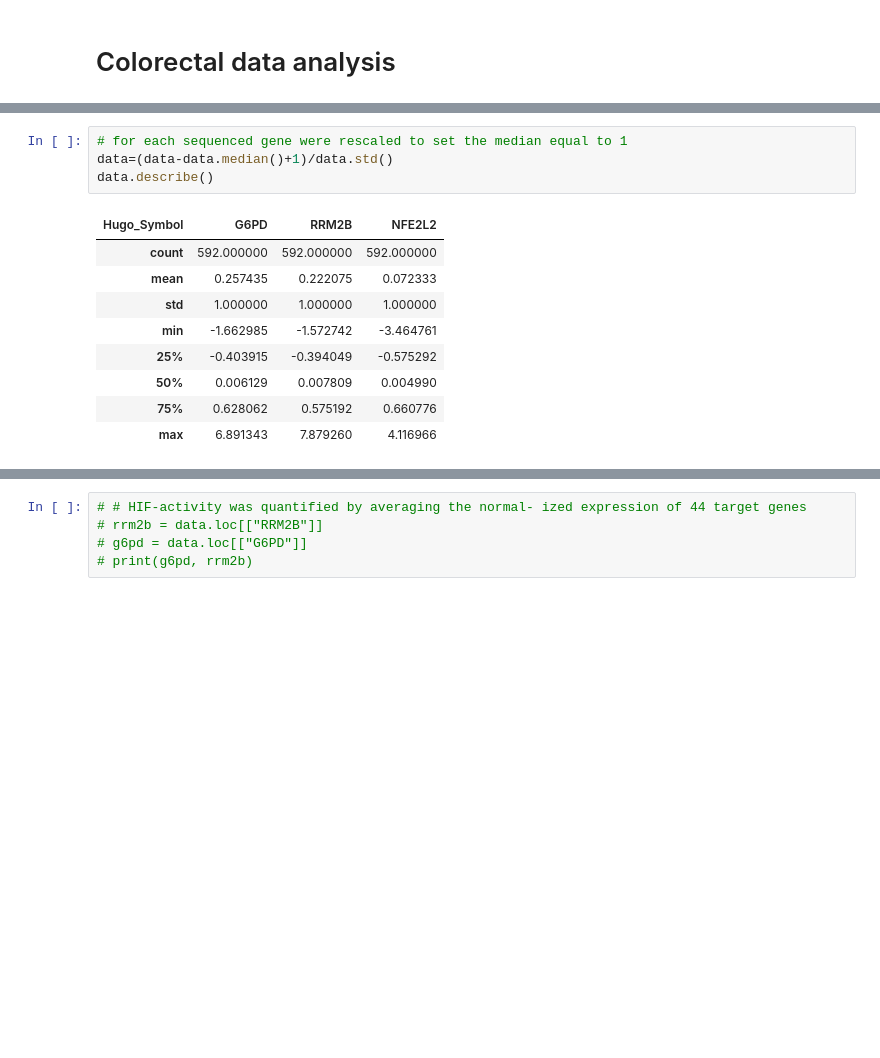
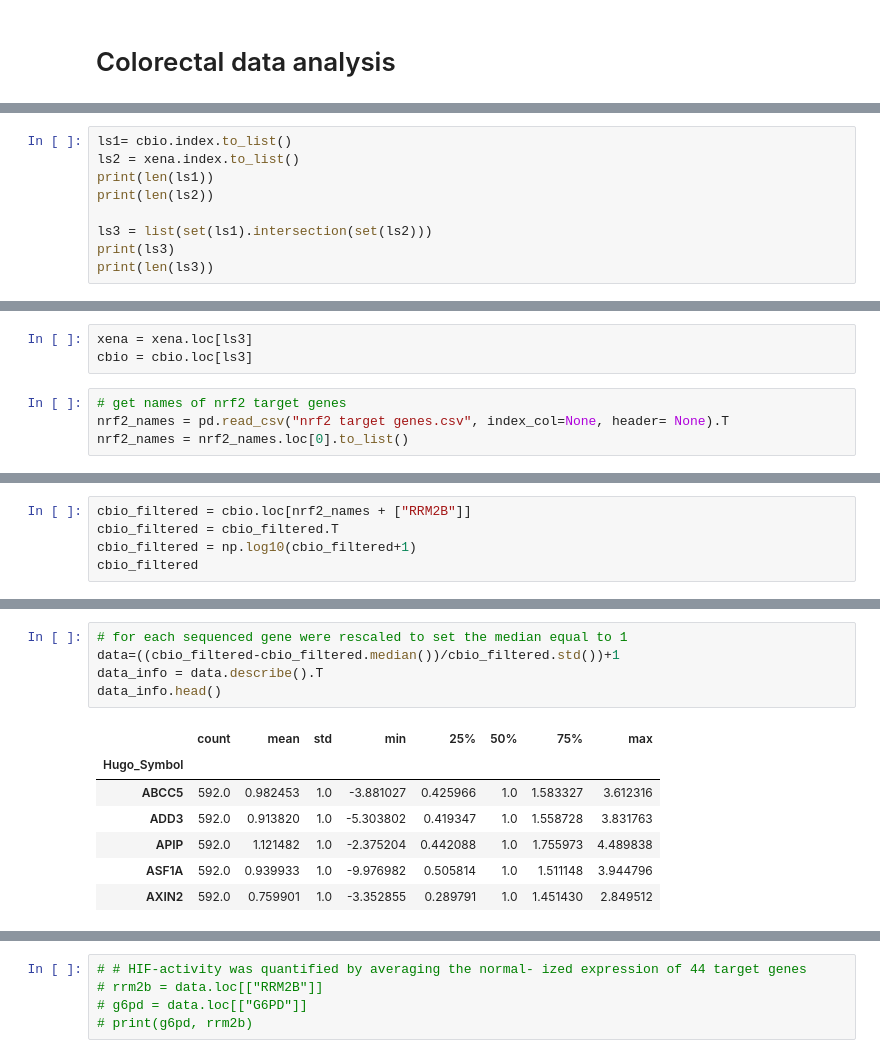
Before and after one commit to shanghongsim/NRF2-PARP1-Bioinformatics, a Jupyter notebook: RRM2B plots.ipynb, the cells around one changed output, grey strips where cells are left out. Saved outputs shown, nothing was run; the diff lists cells and outputs as text; blank space fills up the shorter version.

```diff
--- a/RRM2B plots.ipynb
+++ b/RRM2B plots.ipynb
@@ -35,0 +73,9 @@ TCGA-5M-AAT5-01  296.297804  111.521077  1159.847501
+# %%
+ls1= cbio.index.to_list()
+ls2 = xena.index.to_list()
+print(len(ls1))
+print(len(ls2))
+
+ls3 = list(set(ls1).intersection(set(ls2)))
+print(ls3)
+print(len(ls3))
@@ -35,0 +87,7 @@ TCGA-5M-AAT5-01  296.297804  111.521077  1159.847501
+# %%
+xena = xena.loc[ls3]
+cbio = cbio.loc[ls3]
+# %%
+# get names of nrf2 target genes
+nrf2_names = pd.read_csv("nrf2 target genes.csv", index_col=None, header= None).T
+nrf2_names = nrf2_names.loc[0].to_list()
@@ -35,0 +96,5 @@ TCGA-5M-AAT5-01  296.297804  111.521077  1159.847501
+# %%
+cbio_filtered = cbio.loc[nrf2_names + ["RRM2B"]]
+cbio_filtered = cbio_filtered.T
+cbio_filtered = np.log10(cbio_filtered+1)
+cbio_filtered
@@ -36,17 +141,16 @@ TCGA-5M-AAT5-01  296.297804  111.521077  1159.847501
 # %%
 # for each sequenced gene were rescaled to set the median equal to 1
-data=(data-data.median()+1)/data.std()
-data.describe()
+data=((cbio_filtered-cbio_filtered.median())/cbio_filtered.std())+1
+data_info = data.describe().T
+data_info.head()
 # %% [output]
-| Hugo_Symbol | G6PD | RRM2B | NFE2L2 |
-| count | 592.000000 | 592.000000 | 592.000000 |
-| mean | 0.257435 | 0.222075 | 0.072333 |
-| std | 1.000000 | 1.000000 | 1.000000 |
-| min | -1.662985 | -1.572742 | -3.464761 |
-| 25% | -0.403915 | -0.394049 | -0.575292 |
-| 50% | 0.006129 | 0.007809 | 0.004990 |
-| 75% | 0.628062 | 0.575192 | 0.660776 |
-| max | 6.891343 | 7.879260 | 4.116966 |
+|  | count | mean | std | min | 25% | 50% | 75% | max |
+| Hugo_Symbol |  |  |  |  |  |  |  |  |
+| ABCC5 | 592.0 | 0.982453 | 1.0 | -3.881027 | 0.425966 | 1.0 | 1.583327 | 3.612316 |
+| ADD3 | 592.0 | 0.913820 | 1.0 | -5.303802 | 0.419347 | 1.0 | 1.558728 | 3.831763 |
+| APIP | 592.0 | 1.121482 | 1.0 | -2.375204 | 0.442088 | 1.0 | 1.755973 | 4.489838 |
+| ASF1A | 592.0 | 0.939933 | 1.0 | -9.976982 | 0.505814 | 1.0 | 1.511148 | 3.944796 |
+| AXIN2 | 592.0 | 0.759901 | 1.0 | -3.352855 | 0.289791 | 1.0 | 1.451430 | 2.849512 |
 # %%
 # data = data.T
 data.head()
```
Also changed, not shown: parts of 42 cells of this notebook, 16 other files.
